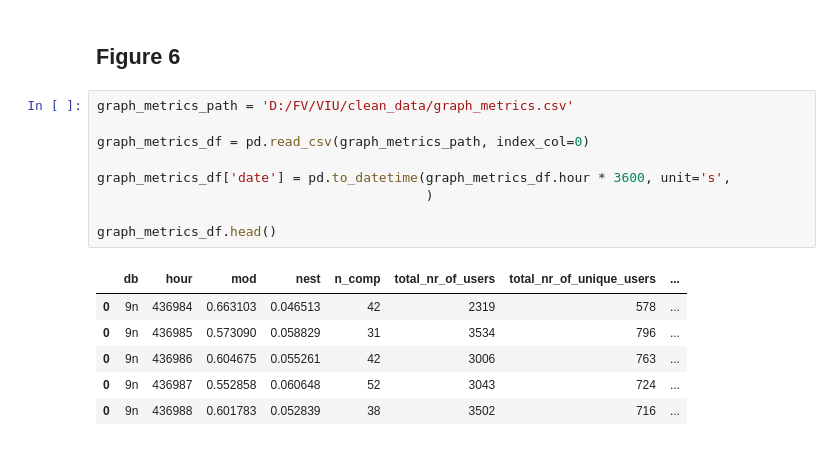
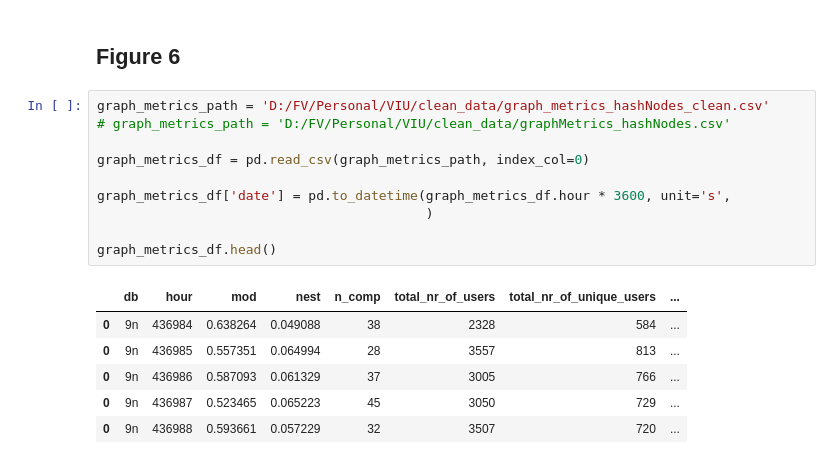
Before and after one commit to ffviana/VIU, a Jupyter notebook: 1_hashNodes_network_analysis.ipynb, the cells around one changed output. Cells and saved outputs as stored; diff of their text form.

```diff
--- a/1_hashNodes_network_analysis.ipynb
+++ b/1_hashNodes_network_analysis.ipynb
@@ -134,21 +129,22 @@ complete_df
 # %% [markdown]
 ## Figure 6
 # %%
-graph_metrics_path = 'D:/FV/VIU/clean_data/graph_metrics.csv'
+graph_metrics_path = 'D:/FV/Personal/VIU/clean_data/graph_metrics_hashNodes_clean.csv'
+# graph_metrics_path = 'D:/FV/Personal/VIU/clean_data/graphMetrics_hashNodes.csv'
 
 graph_metrics_df = pd.read_csv(graph_metrics_path, index_col=0)
 
 graph_metrics_df['date'] = pd.to_datetime(graph_metrics_df.hour * 3600, unit='s',
                                           )
 
 graph_metrics_df.head()
 # %% [output]
 |  | db | hour | mod | nest | n_comp | total_nr_of_users | total_nr_of_unique_users | ... |
-| 0 | 9n | 436984 | 0.663103 | 0.046513 | 42 | 2319 | 578 | ... |
-| 0 | 9n | 436985 | 0.573090 | 0.058829 | 31 | 3534 | 796 | ... |
-| 0 | 9n | 436986 | 0.604675 | 0.055261 | 42 | 3006 | 763 | ... |
-| 0 | 9n | 436987 | 0.552858 | 0.060648 | 52 | 3043 | 724 | ... |
-| 0 | 9n | 436988 | 0.601783 | 0.052839 | 38 | 3502 | 716 | ... |
+| 0 | 9n | 436984 | 0.638264 | 0.049088 | 38 | 2328 | 584 | ... |
+| 0 | 9n | 436985 | 0.557351 | 0.064994 | 28 | 3557 | 813 | ... |
+| 0 | 9n | 436986 | 0.587093 | 0.061329 | 37 | 3005 | 766 | ... |
+| 0 | 9n | 436987 | 0.523465 | 0.065223 | 45 | 3050 | 729 | ... |
+| 0 | 9n | 436988 | 0.593661 | 0.057229 | 32 | 3507 | 720 | ... |
 # %%
 db = '9n'
 
```
Also changed, not shown: parts of 5 cells of this notebook, 27 other files.
